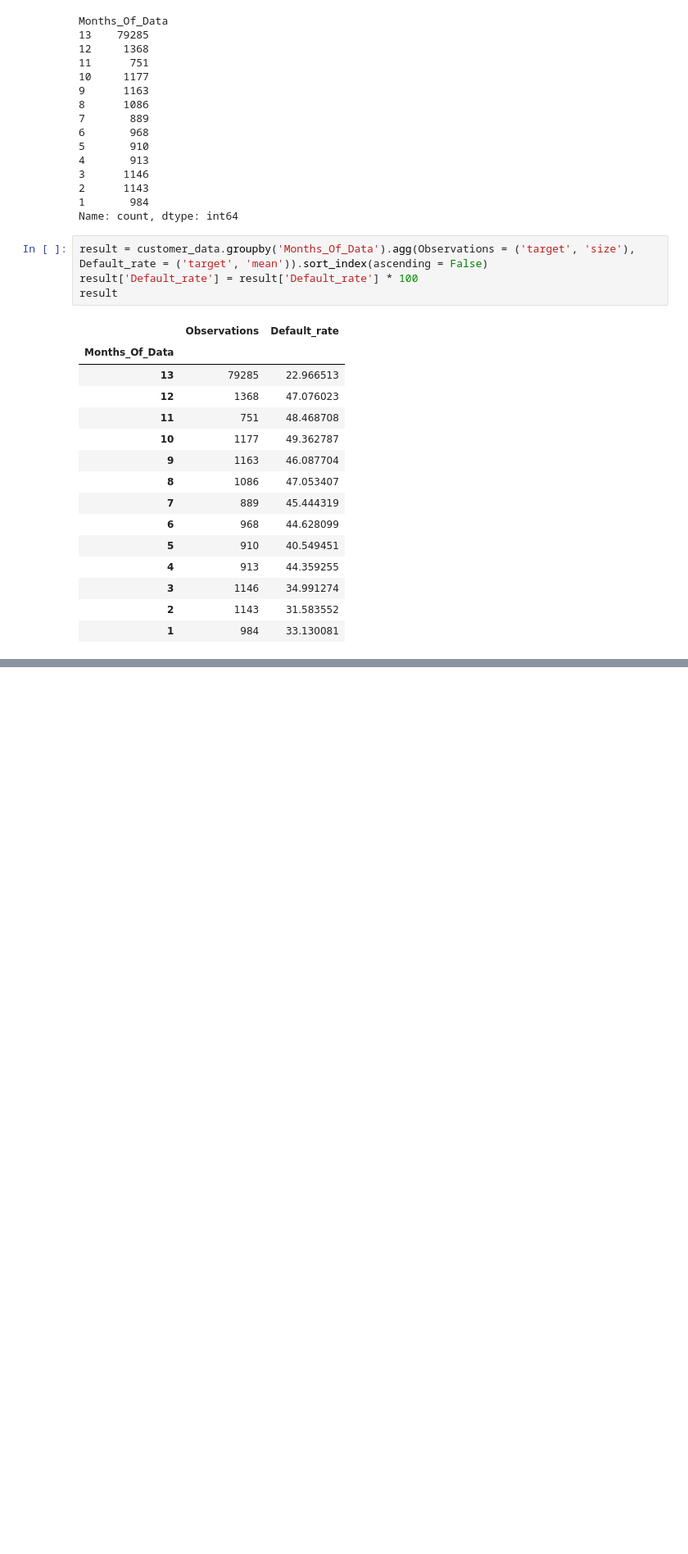
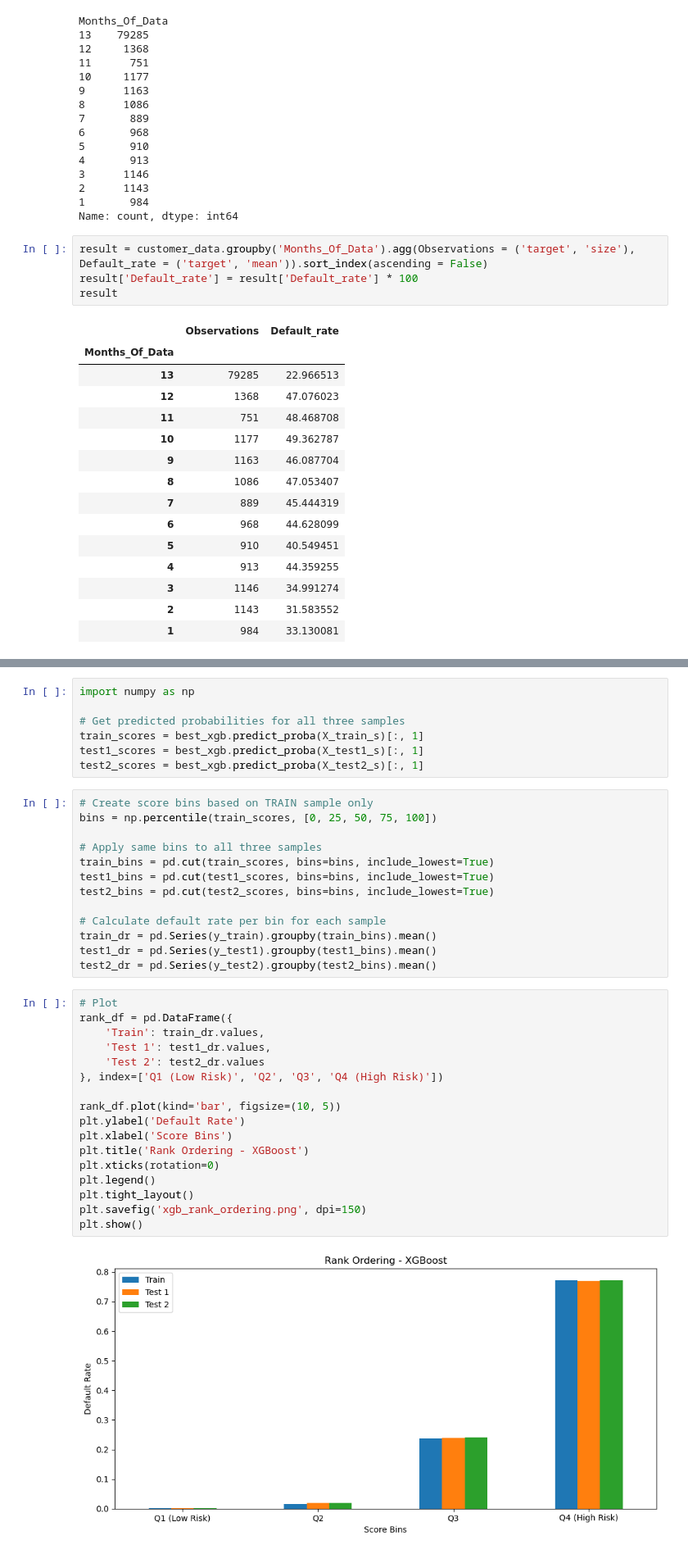
Before and after one commit to prathikraju/Credit_Risk_Project, a Jupyter notebook: Credi Risk Project.ipynb, the cells around one changed output, grey strips where cells are left out. Shown at 82% size. Cells and saved outputs as stored; diff of their text form; blank space fills up the shorter version.

```diff
--- a/Credi Risk Project.ipynb
+++ b/Credi Risk Project.ipynb
@@ -279,0 +703,39 @@ result
+# %%
+import numpy as np
+
+# Get predicted probabilities for all three samples
+train_scores = best_xgb.predict_proba(X_train_s)[:, 1]
+test1_scores = best_xgb.predict_proba(X_test1_s)[:, 1]
+test2_scores = best_xgb.predict_proba(X_test2_s)[:, 1]
+# %%
+# Create score bins based on TRAIN sample only
+bins = np.percentile(train_scores, [0, 25, 50, 75, 100])
+
+# Apply same bins to all three samples
+train_bins = pd.cut(train_scores, bins=bins, include_lowest=True)
+test1_bins = pd.cut(test1_scores, bins=bins, include_lowest=True)
+test2_bins = pd.cut(test2_scores, bins=bins, include_lowest=True)
+
+# Calculate default rate per bin for each sample
+train_dr = pd.Series(y_train).groupby(train_bins).mean()
+test1_dr = pd.Series(y_test1).groupby(test1_bins).mean()
+test2_dr = pd.Series(y_test2).groupby(test2_bins).mean()
+# %%
+# Plot
+rank_df = pd.DataFrame({
+    'Train': train_dr.values,
+    'Test 1': test1_dr.values,
+    'Test 2': test2_dr.values
+}, index=['Q1 (Low Risk)', 'Q2', 'Q3', 'Q4 (High Risk)'])
+
+rank_df.plot(kind='bar', figsize=(10, 5))
+plt.ylabel('Default Rate')
+plt.xlabel('Score Bins')
+plt.title('Rank Ordering - XGBoost')
+plt.xticks(rotation=0)
+plt.legend()
+plt.tight_layout()
+plt.savefig('xgb_rank_ordering.png', dpi=150)
+plt.show()
+# %% [output]
+[figure, added]
```
Also changed, not shown: parts of 44 cells of this notebook.
